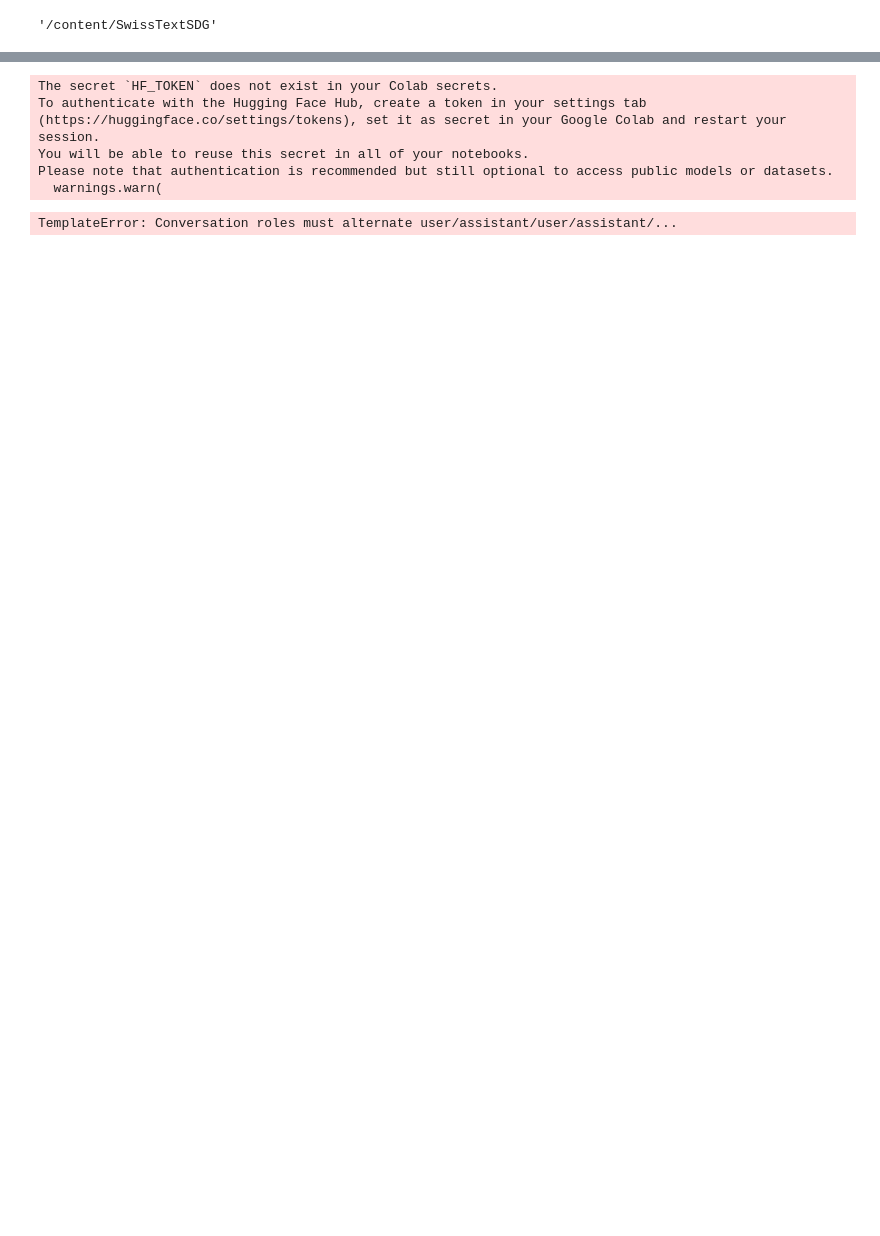
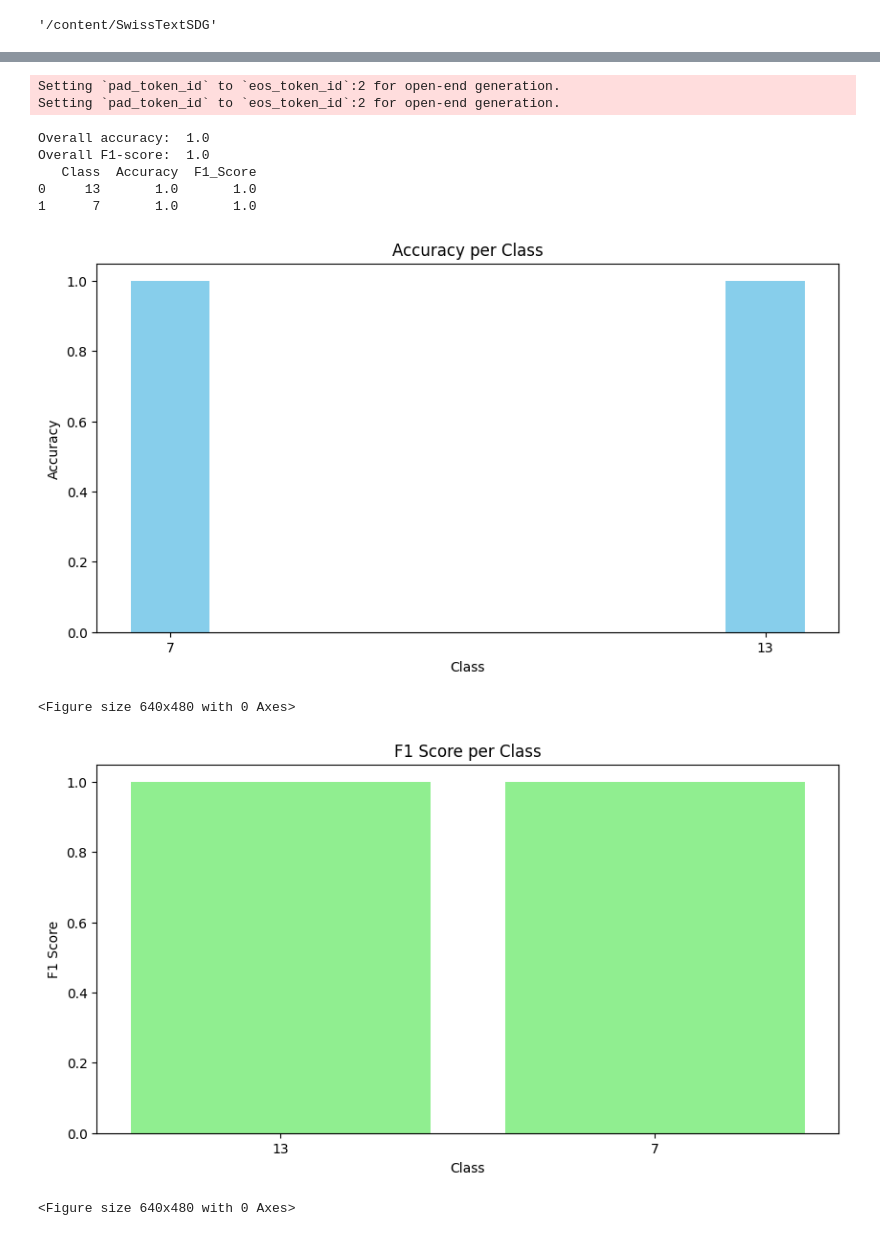
Before and after one commit to vera-bernhard/SwissTextSDG, a Jupyter notebook: Mistral/eval_classification_with_mistral.ipynb, the cells around one changed output, grey strips where cells are left out. Cells and saved outputs as stored; diff of their text form; code cells hidden in the pictures; blank space fills up the shorter version.

Commit message:
save intermediate changes to the eval notebook on Colab

```diff
--- a/Mistral/eval_classification_with_mistral.ipynb
+++ b/Mistral/eval_classification_with_mistral.ipynb
@@ -146,0 +94,33 @@ Successfully installed accelerate-0.29.2 nvidia-cublas-cu12-12.1.3.1 nvidia-cuda
+# %%
+def generate_responses(df, dir_name):
+
+  # Initialize lists to store responses and gold standard classes
+    responses = []
+    gold_standard = []
+
+    for index, row in df_subset[:2].iterrows():
+        text_to_classify = row['full_text']
+
+        messages=[
+            {"role": "system", "content": "Classify by SDG (Sustainable Development Goal) number. \
+                Choose only the main SDG, one solution only. Respond only with the number of the goal: 'SDG < >'.\
+                Use 'SDG 0' if the text does not correspond to any of the SDGs and can be considered non-relevant."},
+            {"role": "user", "content": text_to_classify} # user input
+                ]
+
+        # extract response from generated text
+        response = pipe(messages, max_new_tokens=128)[0]['generated_text'][-1]
+        responses.append(response)
+
+        # Store gold standard class
+        gold_standard.append(row['SDG'])
+
+
+    # Create a DataFrame to store responses and gold standard classes
+    df = pd.DataFrame({'Response': responses, 'Gold_Standard': gold_standard})
+    # extract numeric values from responses and convert to integers for eval metrics
+    df['Response'] = df['Response'].astype(str).apply(lambda x: re.findall(r'SDG (\d+)', x)[0]).astype(int)
+
+    df.to_csv(f'./{dir_name}/classification_results.csv', index=False)
+
+    return df
@@ -147,10 +181,20 @@ Successfully installed accelerate-0.29.2 nvidia-cublas-cu12-12.1.3.1 nvidia-cuda
 # %%
-from transformers import pipeline
+pipe = pipeline("text-generation", model="mistralai/Mistral-7B-Instruct-v0.1", tokenizer="mistralai/Mistral-7B-v0.1")
 
-pipe = pipeline("text-generation", model="mistralai/Mistral-7B-Instruct-v0.1", tokenizer="mistralai/Mistral-7B-v0.1")
+dir_name = 'eval_Mistral'
+
+df_subset = load_test_set(data_json='./data/raw/task1_train.jsonl', label_json='./data/raw/sdg_label_mapping.json')
+results = generate_responses(df=df_subset, dir_name=dir_name)
+compute_and_plot_metrics(df=results, dir_name=dir_name, output_file=f'./{dir_name}/eval_metrics.csv')
 # %% [output]
-The secret `HF_TOKEN` does not exist in your Colab secrets.
-To authenticate with the Hugging Face Hub, create a token in your settings tab (https://huggingface.co/settings/tokens), set it as secret in your Google Colab and restart your session.
-You will be able to reuse this secret in all of your notebooks.
-Please note that authentication is recommended but still optional to access public models or datasets.
-  warnings.warn(
+Setting `pad_token_id` to `eos_token_id`:2 for open-end generation.
+Setting `pad_token_id` to `eos_token_id`:2 for open-end generation.
+Overall accuracy:  1.0
+Overall F1-score:  1.0
+   Class  Accuracy  F1_Score
+0     13       1.0       1.0
+1      7       1.0       1.0
+[figure, added]
+<Figure size 640x480 with 0 Axes>
+[figure, added]
+<Figure size 640x480 with 0 Axes>
@@ -251,5 +200,0 @@ def compute_and_plot_metrics(df, output_file=None):
-# %%
-results = generate_responses(df=df_subset)
-compute_and_plot_metrics(df=results, output_file='./eval_metrics.csv')
-# %% [output]
-TemplateError: Conversation roles must alternate user/assistant/user/assistant/...
```
Also changed, not shown: parts of 11 cells of this notebook.
